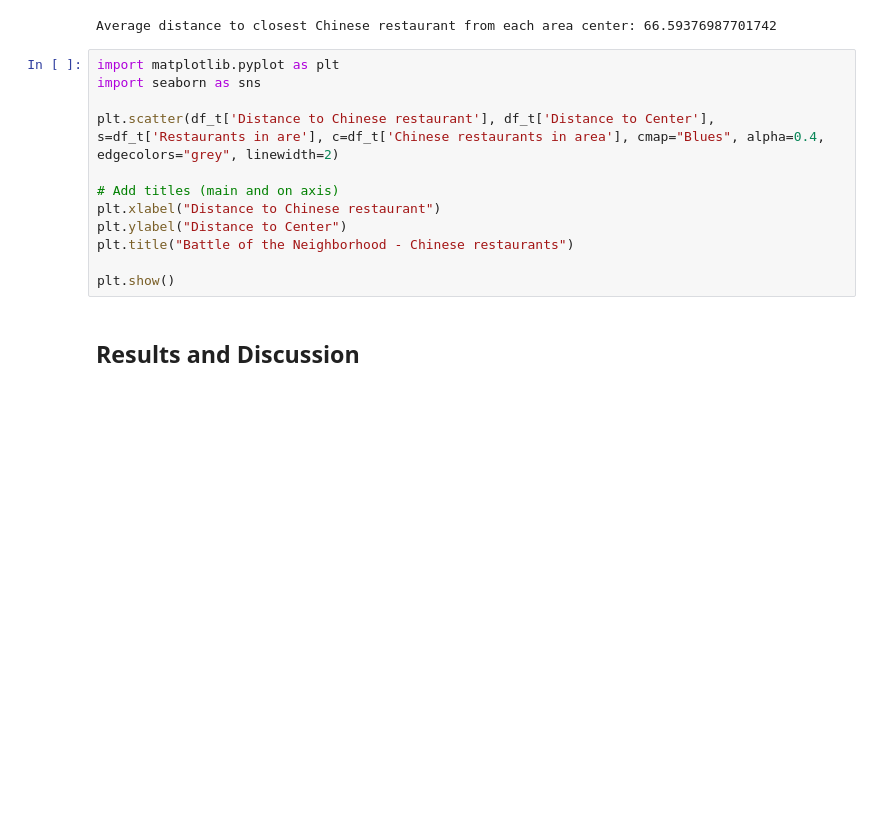
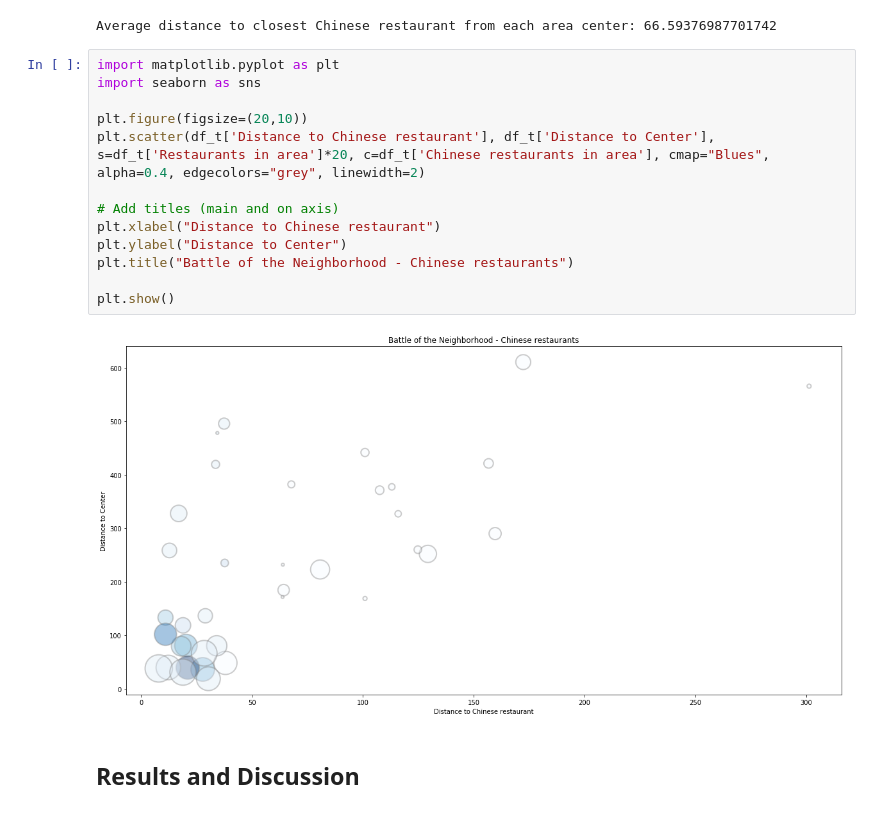
Before and after one commit to tyizhou/Coursera_Capstone, a Jupyter notebook: Capstone Project - The Battle of the Neighborhoods - Chinese Restaurant.ipynb, the cells around one changed output. Cells and saved outputs as stored; diff of their text form; blank space fills up the shorter version.

```diff
--- a/Capstone Project - The Battle of the Neighborhoods - Chinese Restaurant.ipynb
+++ b/Capstone Project - The Battle of the Neighborhoods - Chinese Restaurant.ipynb
@@ -281,15 +281,18 @@ Average distance to closest Chinese restaurant from each area center: 66.5937698
 # %%
 import matplotlib.pyplot as plt
 import seaborn as sns
 
-plt.scatter(df_t['Distance to Chinese restaurant'], df_t['Distance to Center'], s=df_t['Restaurants in are'], c=df_t['Chinese restaurants in area'], cmap="Blues", alpha=0.4, edgecolors="grey", linewidth=2)
+plt.figure(figsize=(20,10))
+plt.scatter(df_t['Distance to Chinese restaurant'], df_t['Distance to Center'], s=df_t['Restaurants in area']*20, c=df_t['Chinese restaurants in area'], cmap="Blues", alpha=0.4, edgecolors="grey", linewidth=2)
 
 # Add titles (main and on axis)
 plt.xlabel("Distance to Chinese restaurant")
 plt.ylabel("Distance to Center")
 plt.title("Battle of the Neighborhood - Chinese restaurants")
 
 plt.show()
+# %% [output]
+[figure, added]
 # %% [markdown]
 ## Results and Discussion <a name="results"></a>
 # %% [markdown]
```
